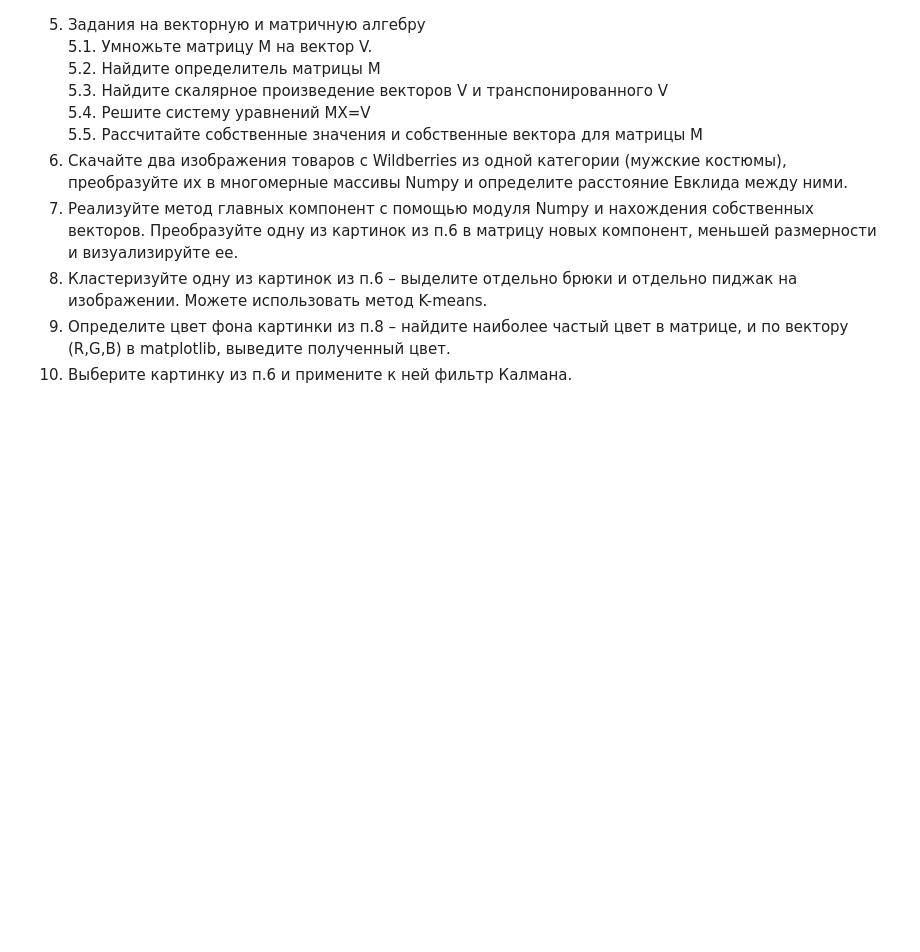
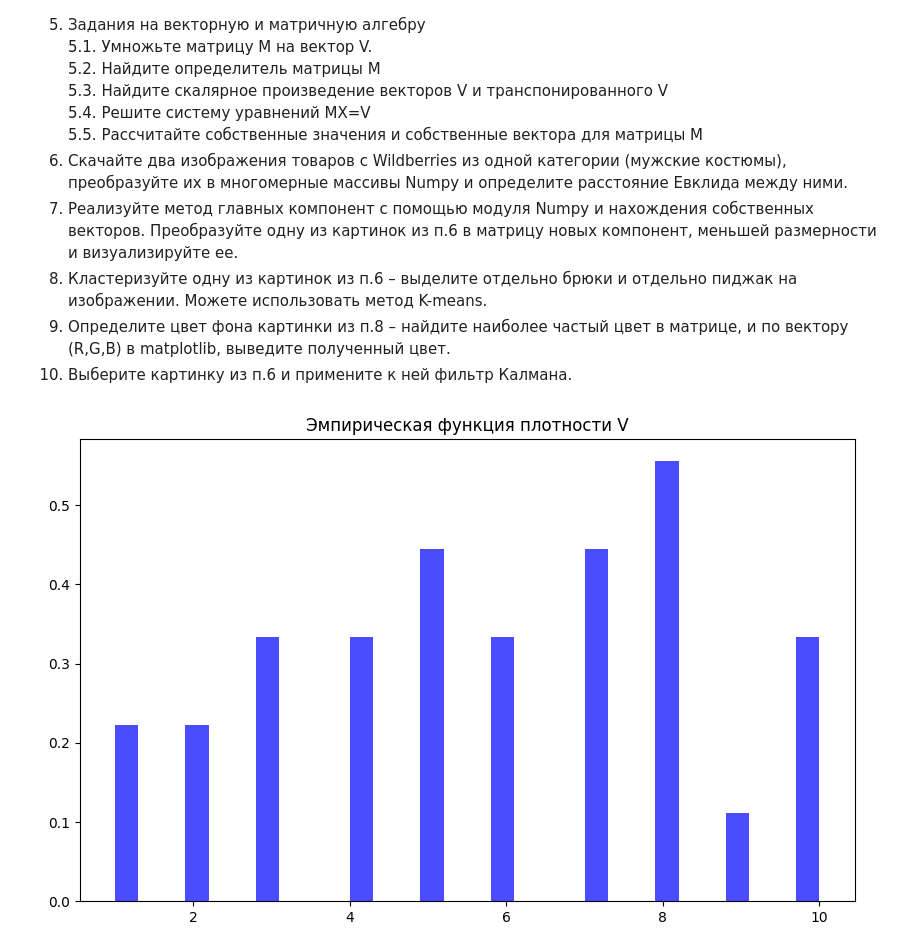
Before and after one commit to Azonchic16/data_processing_sem1, a Jupyter notebook: lab3.ipynb, the cells around one changed output. Drawn from its saved outputs; the diff is of its cells as text; code cells hidden in the pictures; blank space fills up the shorter version.

```diff
--- a/lab3.ipynb
+++ b/lab3.ipynb
@@ -47,0 +55,96 @@
+# %%
+
+np.random.seed(42)
+V1 = np.random.randint(1, 11, 10)
+V2 = np.random.randint(1, 11, 10)
+V3 = np.random.randint(1, 11, 10)
+
+
+V = np.concatenate([V1, V2, V3])
+
+
+M = np.random.randint(1, 11, (30, 30))
+
+
+V1_plus_V2 = V1 + V2
+
+
+non_matching = V1 != V2
+
+
+last_element = M[-1, -1]
+
+
+submatrix = M[9:20, 4:6]
+
+
+unique_sorted = np.unique(M)
+second_largest = unique_sorted[-2] if len(unique_sorted) > 1 else unique_sorted[0]
+
+
+diagonal = np.diag(M)
+
+
+mask = M > 5
+
+
+V_str = V.astype(str)
+
+
+V_reversed = V[::-1]
+
+
+M_flat = M.flatten()
+
+
+V_reshaped = V[:10].reshape(5, 2)
+
+
+V_filtered = V[V >= 2]
+
+
+v_mean = np.mean(V)
+v_median = np.median(V)
+v_var = np.var(V)
+
+
+m_mean = np.mean(M)
+m_median = np.median(M)
+m_var = np.var(M)
+
+
+plt.figure(figsize=(10, 6))
+plt.hist(V, bins=30, density=True, alpha=0.7, color='blue')
+plt.title('Эмпирическая функция плотности V')
+plt.show()
+
+
+correlation_matrix = np.corrcoef(M)
+
+
+vec1 = np.random.choice([1, 5, 9], 10)
+vec2 = np.random.choice([2, 6, 10], 10)
+contingency_table = np.zeros((len(np.unique(vec1)), len(np.unique(vec2))))
+for i, val1 in enumerate(np.unique(vec1)):
+    for j, val2 in enumerate(np.unique(vec2)):
+        contingency_table[i, j] = np.sum((vec1 == val1) & (vec2 == val2))
+chi2, p_value, dof, expected = stats.chi2_contingency(contingency_table)
+if p_value < 0.05:
+    print('Есть основая отвергнуть 0 гипотезу, что вектора независимы')
+else:
+    print('Есть основая принять 0 гипотезу, что вектора независимы')
+
+V_padded = np.pad(V[:30], (0, max(0, 30 - len(V))), mode='constant')
+M_dot_V = M.dot(V_padded)
+
+M_det = det(M)
+
+
+dot_product = np.dot(V, V)
+
+
+X = solve(M, V_padded)
+
+eigenvalues, eigenvectors = eig(M)
+# %% [output]
+[figure, added]
```
Also changed, not shown: parts of 7 cells of this notebook, 2 other files.
